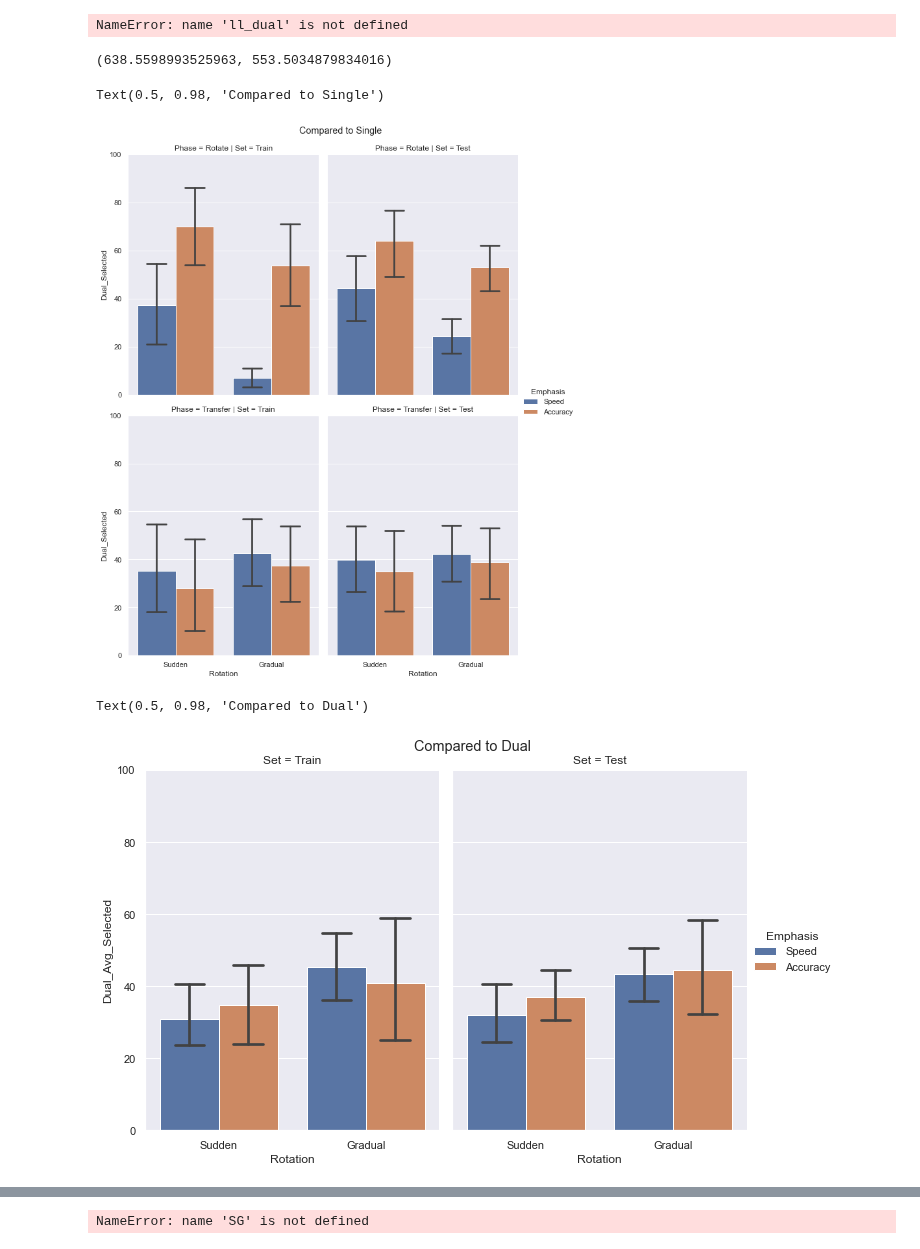
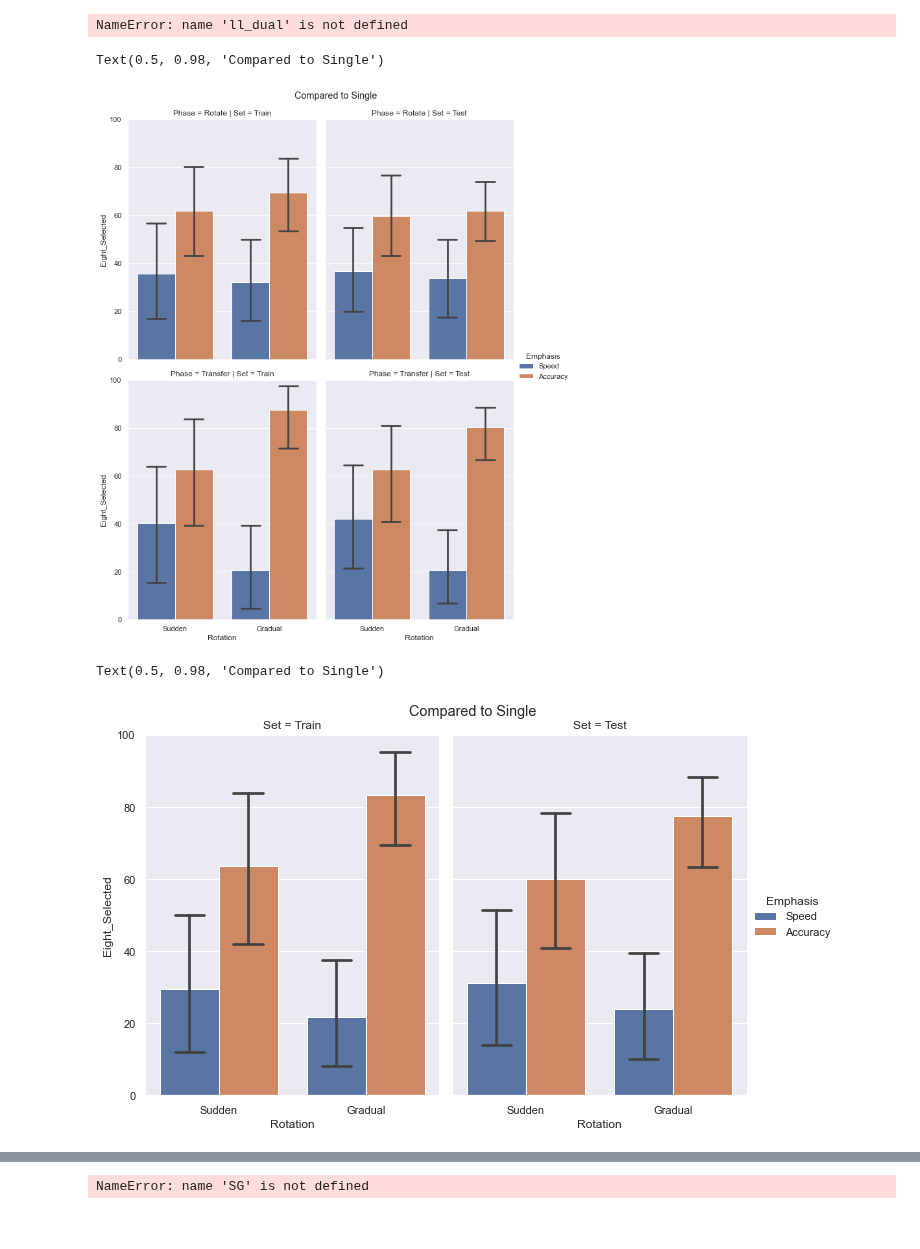
Before and after one commit to tejas-savalia/Lab-Codes, a Jupyter notebook: Psychtoolbox/Visuomotor_Adaptation_Tablet/python_scripts/model_comparisons.ipynb, the cells around one changed output, grey strips where cells are left out. Saved outputs shown, nothing was run; the diff lists cells and outputs as text; code cells hidden in the pictures.

```diff
--- a/Psychtoolbox/Visuomotor_Adaptation_Tablet/python_scripts/model_comparisons.ipynb
+++ b/Psychtoolbox/Visuomotor_Adaptation_Tablet/python_scripts/model_comparisons.ipynb
@@ -215,32 +180,32 @@ model_errors_avg[1][6][4]
 # %%
 ll_dual = np.zeros((100, 60, num_trials))
 ll_single = np.zeros((100, 60, num_trials))
+ll_eight = np.zeros((100, 60, num_trials))
 #ll_mix = np.zeros((100, 60, 704))
 #ll_six = np.zeros((100, 60, 704))
-ll_single_transfer = np.zeros((100, 60, 64))
-ll_dual_transfer = np.zeros((100, 60, 64))
 
-ll_dual_avg = np.zeros((100, 60, 704))
+#ll_dual_avg = np.zeros((100, 60, 704))
 
-ll_dual_704 = np.zeros((100, 60, 704))
-ll_single_704 = np.zeros((100, 60, 704))
+#ll_dual_704 = np.zeros((100, 60, 704))
+#ll_single_704 = np.zeros((100, 60, 704))
 
 for i in range(100):
     for participant in range(60):
-        ll_dual_transfer[i][participant] = stat.norm.logpdf(np.ravel(curvatures_smooth[participant][-1]), model_errors_dual_transfer[i][participant], fits_dual_transfer[i][participant, -2])
-        ll_single_transfer[i][participant] = stat.norm.logpdf(np.ravel(curvatures_smooth[participant][-1]), model_errors_single_transfer[i][participant], fits_single_transfer[i][participant, -2])
+        #ll_dual_transfer[i][participant] = stat.norm.logpdf(np.ravel(curvatures_smooth[participant][-1]), model_errors_dual_transfer[i][participant], fits_dual_transfer[i][participant, -2])
+        #ll_single_transfer[i][participant] = stat.norm.logpdf(np.ravel(curvatures_smooth[participant][-1]), model_errors_single_transfer[i][participant], fits_single_transfer[i][participant, -2])
 
         #ll_dual[i][participant] = stat.norm.logpdf(np.ravel(curvatures_smooth[participant][1:-1]), model_errors_dual[i][participant], fits_dual_640[i][participant, -2])
         #ll_single[i][participant] = stat.norm.logpdf(np.ravel(curvatures_smooth[participant][1:-1]), model_errors_single[i][participant], fits_single_640[i][participant, -2])
 
-        ll_dual_704[i][participant] = stat.norm.logpdf(np.ravel(curvatures_smooth[participant][1:]), model_errors_dual_704[i][participant], fits_dual[i][participant, -2])
-        ll_single_704[i][participant] = stat.norm.logpdf(np.ravel(curvatures_smooth[participant][1:]), model_errors_single_704[i][participant], fits_single[i][participant, -2])
+        ll_dual[i][participant] = stat.norm.logpdf(np.ravel(curvatures_smooth[participant][1:]), model_errors_dual[i][participant], fits_dual[i][participant, -2])
+        ll_single[i][participant] = stat.norm.logpdf(np.ravel(curvatures_smooth[participant][1:]), model_errors_single[i][participant], fits_single[i][participant, -2])
 
         #ll_mix[i][participant] = stat.norm.logpdf(np.ravel(curvatures_smooth[participant][1:]), model_errors_mixed[i][participant], fits_mixed[i][participant, -2])
         #ll_six[i][participant] = stat.norm.logpdf(np.ravel(curvatures_smooth[participant][1:]), model_errors_six[i][participant], fits_six[i][participant, -2])
         #ll_six[i][participant] = stat.norm.logpdf(np.ravel(curvatures_smooth[participant][1:]), model_errors_six[i][participant], fits_dual[i][participant, -2])
 
-        ll_dual_avg[i][participant] = stat.norm.logpdf(np.ravel(curvatures_smooth[participant][1:]), model_errors_avg[i][participant], fits_avg[i][participant, -2])
+        #ll_dual_avg[i][participant] = stat.norm.logpdf(np.ravel(curvatures_smooth[participant][1:]), model_errors_avg[i][participant], fits_avg[i][participant, -2])
+        ll_eight[i][participant] = stat.norm.logpdf(np.ravel(curvatures_smooth[participant][1:]), model_errors_eight[i][participant], fits_eight[i][participant, -2])
 # %%
 ll_dual_combined = np.concatenate((ll_dual, ll_dual_transfer), axis = 2)
 ll_single_combined = np.concatenate((ll_single, ll_single_transfer), axis = 2)
@@ -296,6 +258,4 @@ single_lls = [single_rotate_lls[0], single_rotate_lls[1], single_transfer_lls[2]
 # %%
-dual_combined_lls = get_lls(fits_dual, ll_dual_combined, 0)
-single_combined_lls = get_lls(fits_single, ll_single_combined, 0)
+dual_lls = get_lls(fits_dual, ll_dual, 0)
+single_lls = get_lls(fits_single, ll_single, 0)
+eight_lls = get_lls(fits_eight, ll_eight, 0)
-# %%
-dual_lls = get_lls(fits_dual, ll_dual_704, 0)
-single_lls = get_lls(fits_single, ll_single_704, 0)
@@ -306,7 +262,3 @@ dual_lls[]
-# %%
-dual_lls[0][1][21], single_lls[0][1][21]
-# %% [output]
-(638.5598993525963, 553.5034879834016)
 # %%
 def get_full_split_df(ll_selected, ll_compared, selected_model):
     d = {'Rotation': np.ravel(np.row_stack((np.repeat('Sudden', 120), np.repeat('Gradual', 120)))),
@@ -363,5 +312,8 @@ df_train_test = get_train_test_split(dual_avg_lls, dual_lls, "Dual_Avg_Selected"
+# %%
+df_full_split = get_full_split_df(eight_lls, single_lls, "Eight_Selected")
+df_train_test = get_train_test_split(eight_lls, single_lls, "Eight_Selected")
 # %%
-g = sns.catplot(x="Rotation", y="Dual_Selected", hue="Emphasis", col="Set", row = "Phase",
+g = sns.catplot(x="Rotation", y="Eight_Selected", hue="Emphasis", col="Set", row = "Phase",
                 capsize=.2, height=6, aspect=.75,ci = 95,
                 kind = 'bar', data=df_full_split)
 plt.subplots_adjust(top=0.93)
@@ -369,15 +321,15 @@ plt.ylim((0, 100))
 g.fig.suptitle('Compared to Single')
 # %% [output]
 Text(0.5, 0.98, 'Compared to Single')
-[figure, old version]
+[figure, new version]
 # %%
-g = sns.catplot(x="Rotation", y="Dual_Avg_Selected", hue="Emphasis", col="Set",
+g = sns.catplot(x="Rotation", y="Eight_Selected", hue="Emphasis", col="Set",
                 capsize=.2, height=6, aspect=.75,ci = 95,
                 kind = 'bar', data=df_train_test)
 plt.subplots_adjust(top=0.91)
 plt.ylim((0, 100))
-g.fig.suptitle('Compared to Dual')
+g.fig.suptitle('Compared to Single')
 # %% [output]
-Text(0.5, 0.98, 'Compared to Dual')
+Text(0.5, 0.98, 'Compared to Single')
-[figure, old version]
+[figure, new version]
 # %%
```
Also changed, not shown: parts of 12 cells of this notebook, 5 other files.
